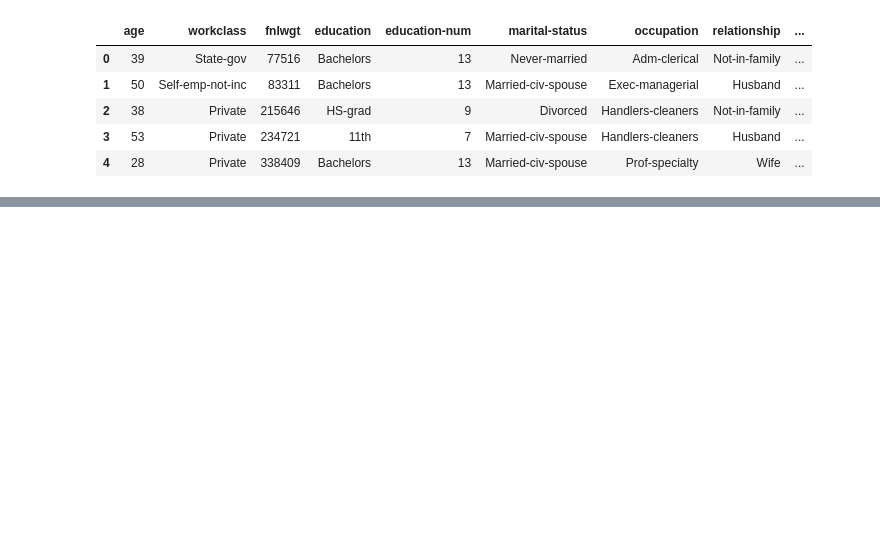
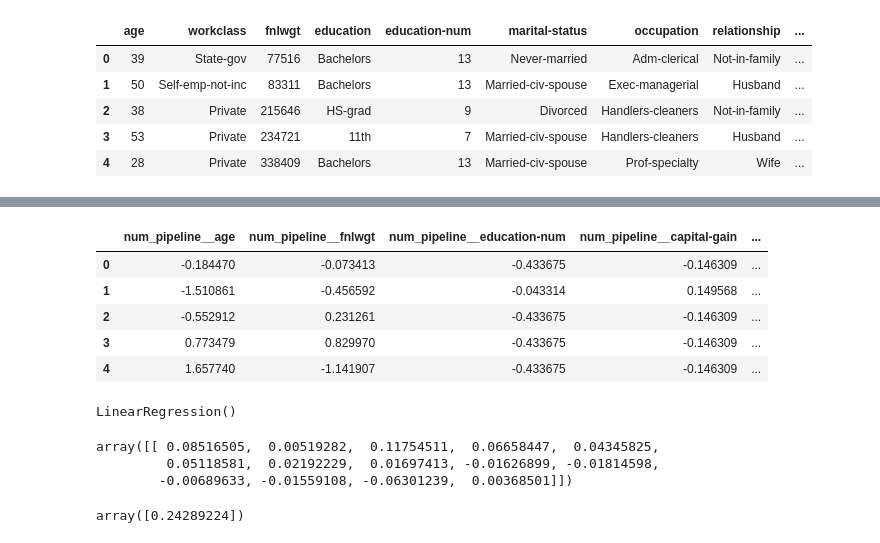
Before and after one commit to palekarprint/census_project, a Jupyter notebook: notebooks/Model Training.ipynb, the cells around one changed output, grey strips where cells are left out. Cells and saved outputs as stored; diff of their text form; code cells hidden in the pictures; blank space fills up the shorter version.

Commit message:
Training notebook done

```diff
--- a/notebooks/Model Training.ipynb
+++ b/notebooks/Model Training.ipynb
@@ -31,7 +78,7 @@ occupation_categories = [' Adm-clerical', ' Exec-managerial', ' Handlers-cleaner
        ' Transport-moving', ' Farming-fishing', ' Machine-op-inspct',
        ' Tech-support', 'NanN', ' Protective-serv', ' Armed-Forces',
        ' Priv-house-serv']
-relationship_categorie = [' Not-in-family', ' Husband', ' Wife', ' Own-child', ' Unmarried',
+relationship_categories = [' Not-in-family', ' Husband', ' Wife', ' Own-child', ' Unmarried',
        ' Other-relative']
 race_categories = [' White', ' Black', ' Asian-Pac-Islander', ' Amer-Indian-Eskimo',
        ' Other']
@@ -68,7 +115,7 @@ num_pipeline=Pipeline(
 cat_pipeline=Pipeline(
     steps=[
     ('imputer',SimpleImputer(strategy='most_frequent')),
-    ('ordinalencoder',OrdinalEncoder(categories=[cut_categories,color_categories,clarity_categories])),
+    ('ordinalencoder',OrdinalEncoder(categories=[workclass_categories, education_categories, marital_status_categories, occupation_categories, relationship_categories, race_categories, sex_categories, native_country_categories])),
     ('scaler',StandardScaler())
     ]
 
@@ -78,3 +125,9 @@ preprocessor=ColumnTransformer([
 ('num_pipeline',num_pipeline,numerical_cols),
 ('cat_pipeline',cat_pipeline,categorical_cols)
 ])
+# %%
+## Train test split
+
+from sklearn.model_selection import train_test_split
+
+X_train,X_test,y_train,y_test=train_test_split(X,y,test_size=0.30,random_state=30)
@@ -80,0 +140,3 @@ preprocessor=ColumnTransformer([
+# %%
+X_train=pd.DataFrame(preprocessor.fit_transform(X_train),columns=preprocessor.get_feature_names_out())
+#X_test=pd.DataFrame(preprocessor.transform(X_test),columns=preprocessor.get_feature_names_out())
@@ -80,0 +145,9 @@ preprocessor=ColumnTransformer([
+# %%
+X_train.head()
+# %% [output]
+|  | num_pipeline__age | num_pipeline__fnlwgt | num_pipeline__education-num | num_pipeline__capital-gain | ... |
+| 0 | -0.184470 | -0.073413 | -0.433675 | -0.146309 | ... |
+| 1 | -1.510861 | -0.456592 | -0.043314 | 0.149568 | ... |
+| 2 | -0.552912 | 0.231261 | -0.433675 | -0.146309 | ... |
+| 3 | 0.773479 | 0.829970 | -0.433675 | -0.146309 | ... |
+| 4 | 1.657740 | -1.141907 | -0.433675 | -0.146309 | ... |
@@ -80,0 +159,15 @@ preprocessor=ColumnTransformer([
+# %%
+regression=LinearRegression()
+regression.fit(X_train,y_train)
+# %% [output]
+LinearRegression()
+# %%
+regression.coef_
+# %% [output]
+array([[ 0.08516505,  0.00519282,  0.11754511,  0.06658447,  0.04345825,
+         0.05118581,  0.02192229,  0.01697413, -0.01626899, -0.01814598,
+        -0.00689633, -0.01559108, -0.06301239,  0.00368501]])
+# %%
+regression.intercept_
+# %% [output]
+array([0.24289224])
```
Also changed, not shown: parts of 14 cells of this notebook.
